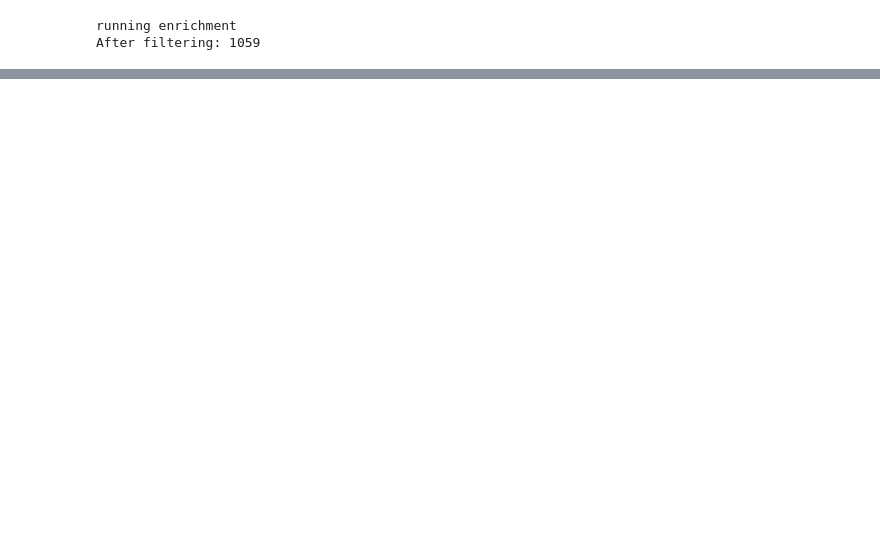
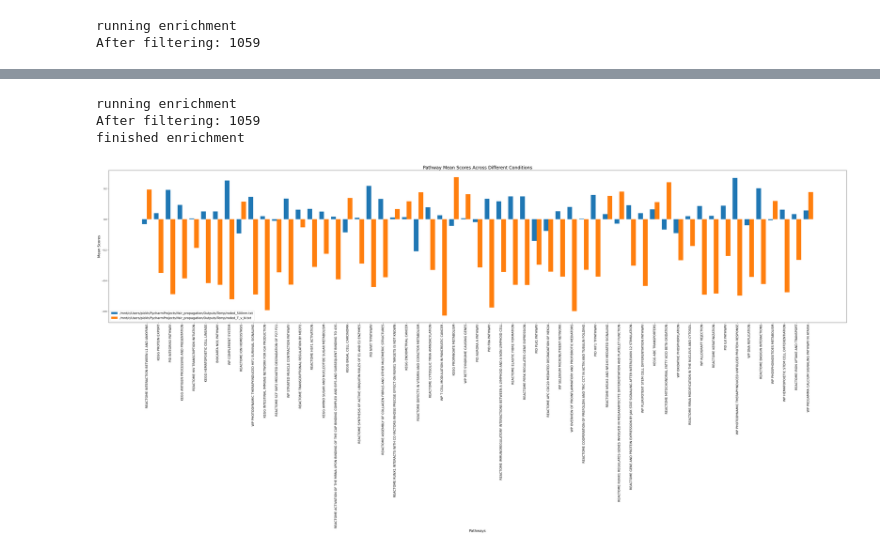
Before and after one commit to Yapibe/Yair_propagation, a Jupyter notebook: new_pipeline.ipynb, the cells around one changed output, grey strips where cells are left out. Drawn from its saved outputs; the diff is of its cells as text; code cells hidden in the pictures; blank space fills up the shorter version.

Commit message:
completed new pipeline integration. need to figure out ks, and improve flow

```diff
--- a/new_pipeline.ipynb
+++ b/new_pipeline.ipynb
@@ -325,0 +406,31 @@ REACTOME_BASIGIN_INTERACTIONS P-Value: 0.0396044108845427
+# %%
+test_name = "roded_500nm"
+print("running enrichment")
+significant_pathways_with_genes = perform_statist()
+filtered_pathways = perform_statist_mann_whitney(significant_pathways_with_genes)
+print("finished enrichment")
+print_enriched_pathways_to_file(filtered_pathways, output_folder, FDR_threshold)
+# %% [output]
+running enrichment
+After filtering: 1059
+finished enrichment
+# %%
+condition_files = [path.join(output_folder, file) for file in listdir(output_folder)]
+# %%
+test_file_paths = [f'{input_dir}/roded_500nm.xlsx', f'{input_dir}/roded_T_v_N.xlsx']
+# %%
+all_enriched_genes = {}
+all_mean_scores = {}
+# %%
+for condition_file, experiment_file in zip(condition_files, test_file_paths):
+    scores_dict, pathway_genes_dict, pathway_mean_scores = process_experiment(condition_file, experiment_file, pathway_file_dir)
+    pathway_trends = calculate_trend(pathway_mean_scores)
+
+    print_pathway_information(condition_file, scores_dict, pathway_genes_dict, pathway_trends, output_path, Experiment_name)
+
+    all_enriched_genes[condition_file] = scores_dict
+    all_mean_scores[condition_file] = pathway_mean_scores
+# %%
+plot_pathways_mean_scores(all_mean_scores, all_enriched_genes, output_path, Experiment_name)
+# %% [output]
+[figure, added]
```
Also changed, not shown: parts of 13 cells of this notebook, 2 other files.
